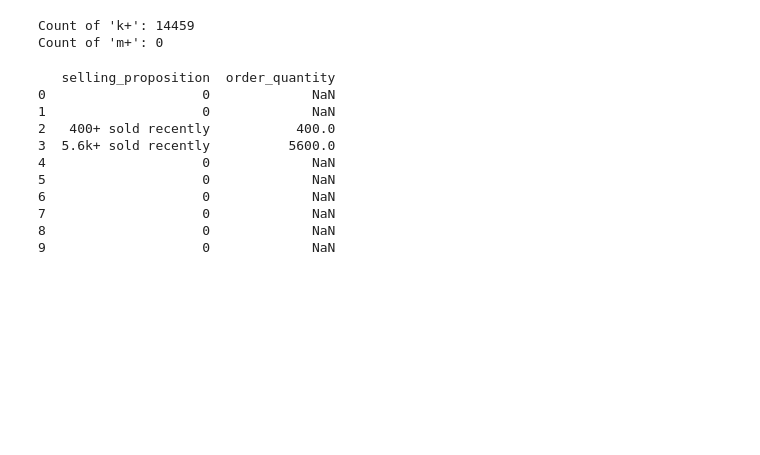
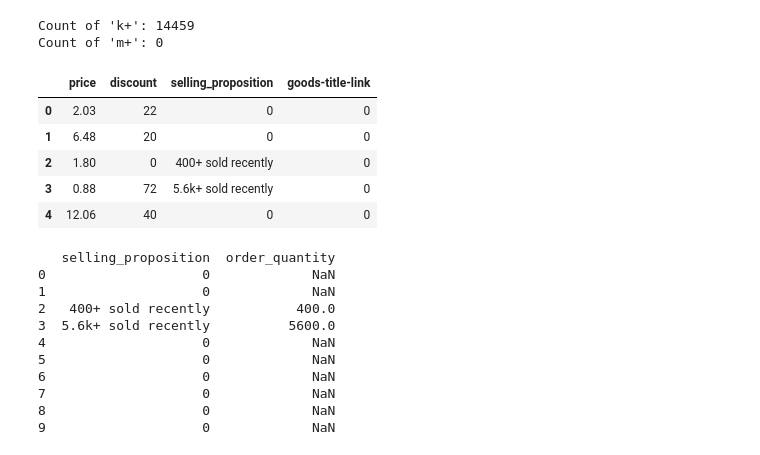
Before and after one commit to jericojr23/Dirty-E-Commerce-Data-Project, a Jupyter notebook: etl_pipeline.ipynb, the cells around one changed output. Drawn from its saved outputs; the diff is of its cells as text; code cells hidden in the pictures; blank space fills up the shorter version.

```diff
--- a/etl_pipeline.ipynb
+++ b/etl_pipeline.ipynb
@@ -392,6 +392,16 @@ print(f"Count of 'm+': {m_count}")
 # %% [output]
 Count of 'k+': 14459
 Count of 'm+': 0
+# %%
+after_cleaning = after_cleaning.drop("k_or_m", axis=1)
+after_cleaning.head(5)
+# %% [output]
+|  | price | discount | selling_proposition | goods-title-link |
+| 0 | 2.03 | 22 | 0 | 0 |
+| 1 | 6.48 | 20 | 0 | 0 |
+| 2 | 1.80 | 0 | 400+ sold recently | 0 |
+| 3 | 0.88 | 72 | 5.6k+ sold recently | 0 |
+| 4 | 12.06 | 40 | 0 | 0 |
 # %%
 import re
 
```
Also changed, not shown: parts of 7 cells of this notebook, 3 other files.
